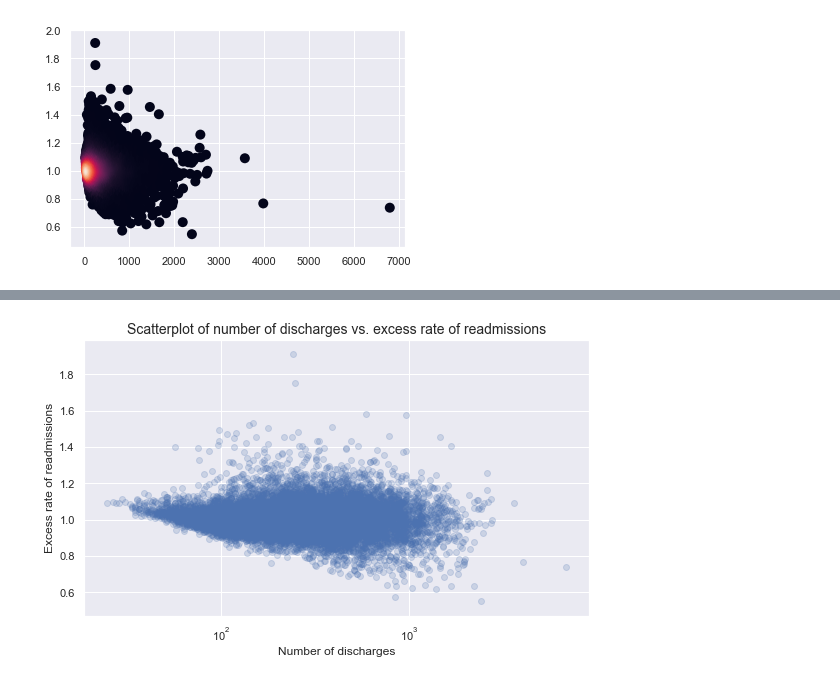
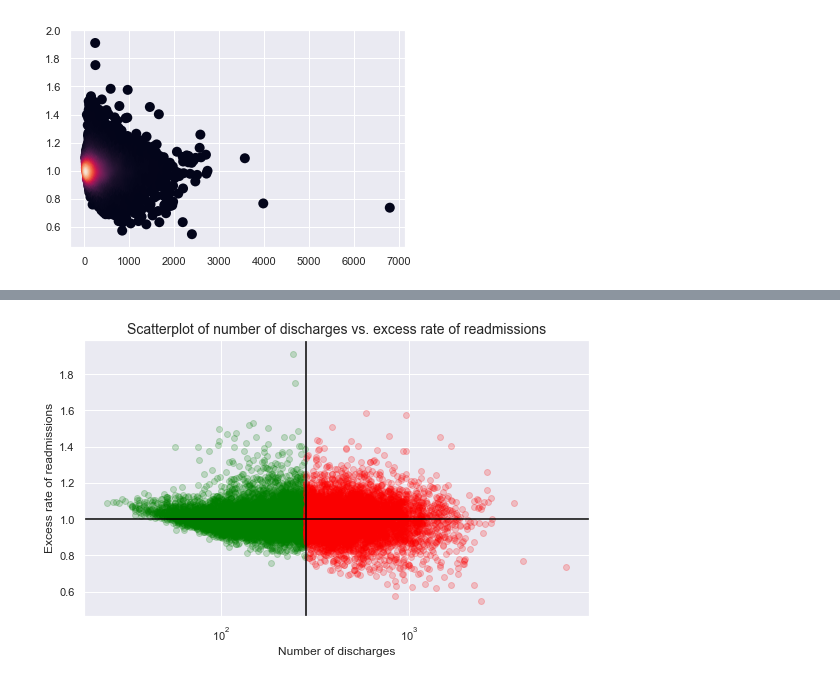
Before and after one commit to gblinick/Hospital-Readmissions-EDA, a Jupyter notebook: sliderule_dsi_inferential_statistics_exercise_3.ipynb, the cells around one changed output, grey strips where cells are left out. Drawn from its saved outputs; the diff is of its cells as text; code cells hidden in the pictures.

```diff
--- a/sliderule_dsi_inferential_statistics_exercise_3.ipynb
+++ b/sliderule_dsi_inferential_statistics_exercise_3.ipynb
@@ -421,0 +457,3 @@ To reiterate, policy making is complicated, and simple statistical analyses cann
+# %%
+small = df[df['Number of Discharges'] < 282]
+large = df[df['Number of Discharges'] >= 282]
@@ -421,0 +462,7 @@ To reiterate, policy making is complicated, and simple statistical analyses cann
+# %%
+def ecdf(data):
+    """Return the x and y values that allow you to plot an ECDF of a variable's values"""
+    x = np.sort(data)
+    y = np.arange(1, len(x)+1) / len(x)
+
+    return x, y
@@ -421,0 +501,14 @@ To reiterate, policy making is complicated, and simple statistical analyses cann
+# %%
+small_ratio = small['Excess Readmission Ratio']
+large_ratio = large['Excess Readmission Ratio']
+# %%
+    x_small, y_small = ecdf(small_ratio)
+    x_large, y_large = ecdf(large_ratio)
+
+    sns.set()
+    _ = plt.plot(x_small, y_small, marker='.', linestyle='none', color='red')
+    _ = plt.plot(x_large, y_large, marker='.', linestyle='none', color='green')
+    _ = plt.xlabel('Excess Readmission Ratio')
+    _ = plt.ylabel('CDF')
+    plt.margins(0.02)
+    plt.show()
@@ -457,22 +746,31 @@ Or we could use this plot, which shows the number of discharges on a logarithmic
 # %%
 # generate a scatterplot for number of discharges vs. excess rate of readmissions
 # lists work better with matplotlib scatterplot function
-x = [a for a in clean_hospital_read_df['Number of Discharges'][81:]]
-y = list(clean_hospital_read_df['Excess Readmission Ratio'][81:])
+x_small = [a for a in small['Number of Discharges']]
+y_small = list(small['Excess Readmission Ratio'])
+
+           #y = list(clean_hospital_read_df['Excess Readmission Ratio'][81:])
+
+x_large = [a for a in large['Number of Discharges']]
+y_large = list(large['Excess Readmission Ratio'])
 
 fig, ax = plt.subplots(figsize=(8,5))
-_ = ax.scatter(x, y,alpha=0.2)
+_ = ax.scatter(x_small, y_small,alpha=0.2, color='green')
+_ = ax.scatter(x_large, y_large,alpha=0.2, color='red')
+#_ = ax.plot(,1)
+ax.axhline(y=1, xmin=0, color='black')
+ax.axvline(x=282, ymin=0, color='black')
 
 #ax.fill_between([0,350], 1.15, 2, facecolor='red', alpha = .15, interpolate=True)
 #ax.fill_between([800,2500], .5, .95, facecolor='green', alpha = .15, interpolate=True)
 
 #_ = ax.set_xlim([0, 8000])
 _ = ax.set_xscale('log')
 _ = ax.set_xlabel('Number of discharges', fontsize=12)
 _ = ax.set_ylabel('Excess rate of readmissions', fontsize=12)
 _ = ax.set_title('Scatterplot of number of discharges vs. excess rate of readmissions', fontsize=14)
 
 ax.grid(True)
 fig.tight_layout()
 # %% [output]
-[figure, old version]
+[figure, new version]
```
Also changed, not shown: parts of 53 cells of this notebook.
